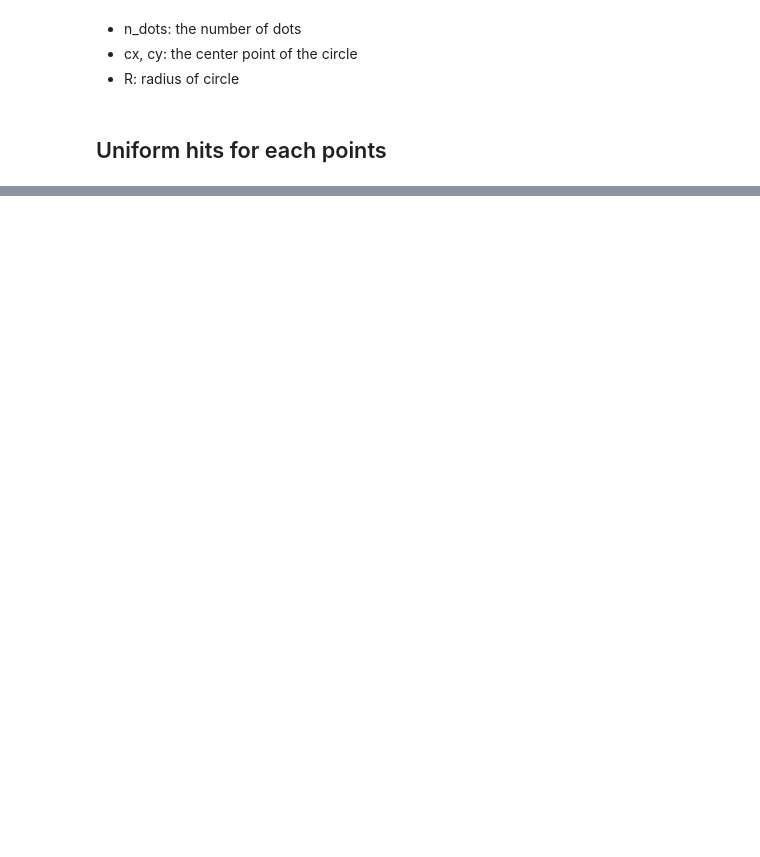
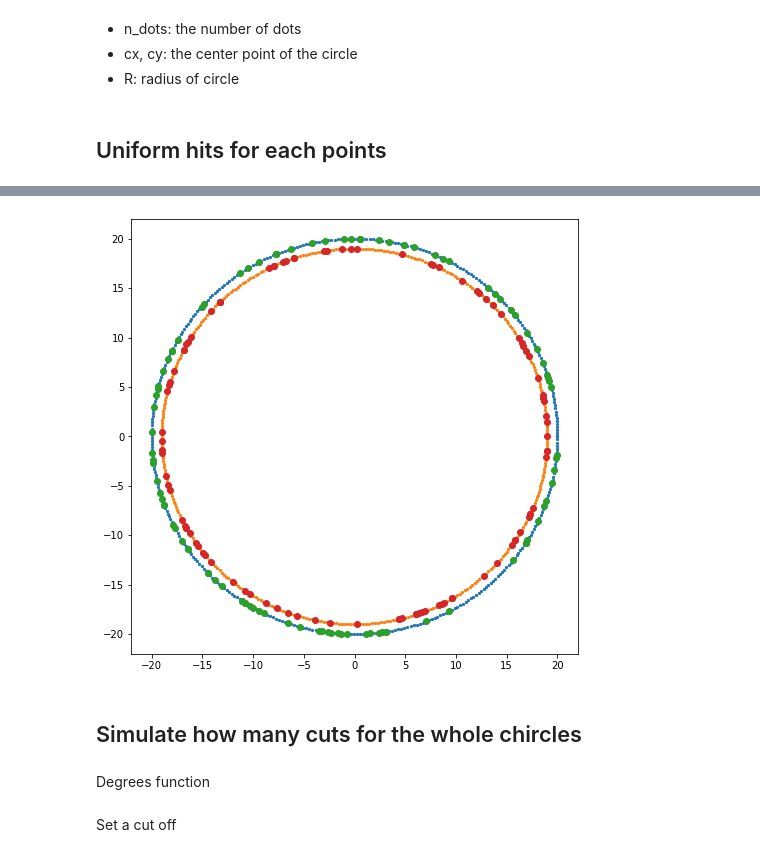
Before and after one commit to xuxiufeng/Circle_and_Hits, a Jupyter notebook: Circle_and_Hits.ipynb, the cells around one changed output, grey strips where cells are left out. Saved outputs shown, nothing was run; the diff lists cells and outputs as text; code cells hidden in the pictures; blank space fills up the shorter version.

```diff
--- a/Circle_and_Hits.ipynb
+++ b/Circle_and_Hits.ipynb
@@ -54,0 +73,19 @@ plt.show()
+# %%
+i = np.random.choice(n, size = points) # 100 points
+choose_xs, choose_ys = [], []
+for j in i:
+  choose_xs.append(xs[j])
+  choose_ys.append(ys[j])
+# %%
+fig = plt.figure(figsize=(8, 8))
+plt.scatter(x, y, s=5)  # plot points
+plt.scatter(xs, ys, s=5)  # plot points
+plt.scatter(choose_x, choose_y)
+plt.scatter(choose_xs, choose_ys)
+plt.show()
+# %% [output]
+[figure, added]
+# %% [markdown]
+## Simulate how many cuts for the whole chircles
+# %% [markdown]
+Degrees function
@@ -54,0 +99,2 @@ plt.show()
+# %% [markdown]
+Set a cut off
```
Also changed, not shown: parts of 18 cells of this notebook.
